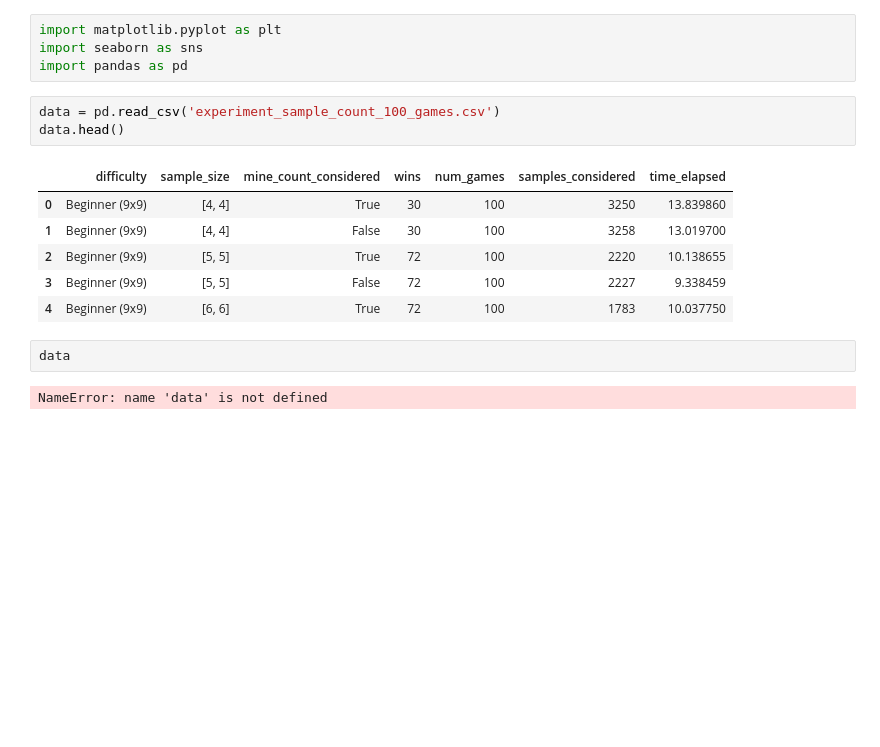
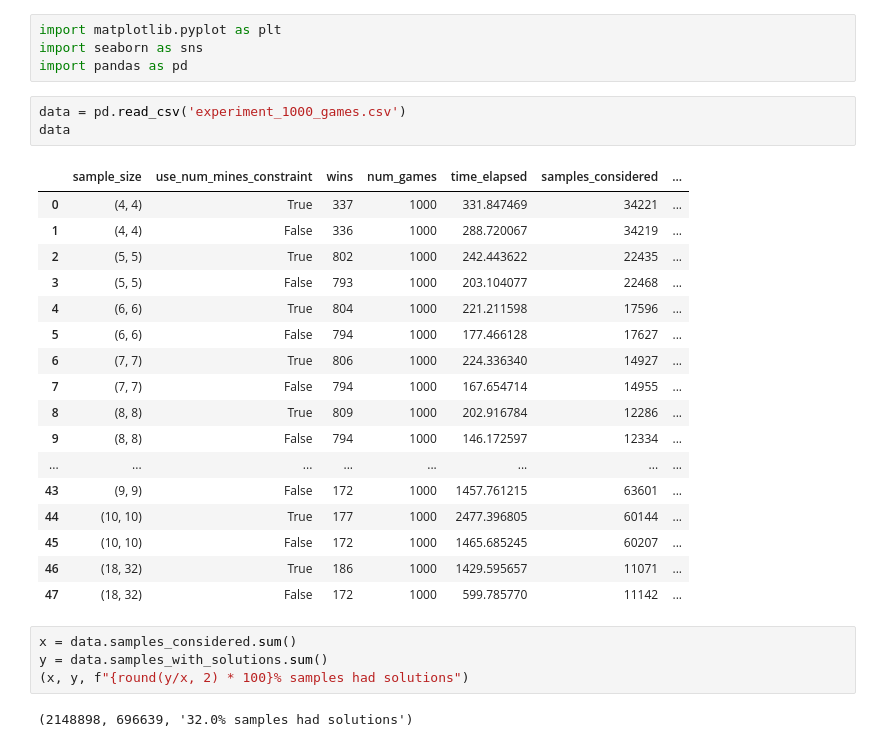
Before and after one commit to KostasKv/Minesweeper-with-AI, a Jupyter notebook: data/Untitled.ipynb, the cells around one changed output. Drawn from its saved outputs; the diff is of its cells as text; blank space fills up the shorter version.

```diff
--- a/data/Untitled.ipynb
+++ b/data/Untitled.ipynb
@@ -3,16 +3,29 @@ import matplotlib.pyplot as plt
 import seaborn as sns
 import pandas as pd
 # %%
-data = pd.read_csv('experiment_sample_count_100_games.csv')
-data.head()
+data = pd.read_csv('experiment_1000_games.csv')
+data
 # %% [output]
-|  | difficulty | sample_size | mine_count_considered | wins | num_games | samples_considered | time_elapsed |
-| 0 | Beginner (9x9) | [4, 4] | True | 30 | 100 | 3250 | 13.839860 |
-| 1 | Beginner (9x9) | [4, 4] | False | 30 | 100 | 3258 | 13.019700 |
-| 2 | Beginner (9x9) | [5, 5] | True | 72 | 100 | 2220 | 10.138655 |
-| 3 | Beginner (9x9) | [5, 5] | False | 72 | 100 | 2227 | 9.338459 |
-| 4 | Beginner (9x9) | [6, 6] | True | 72 | 100 | 1783 | 10.037750 |
+|  | sample_size | use_num_mines_constraint | wins | num_games | time_elapsed | samples_considered | ... |
+| 0 | (4, 4) | True | 337 | 1000 | 331.847469 | 34221 | ... |
+| 1 | (4, 4) | False | 336 | 1000 | 288.720067 | 34219 | ... |
+| 2 | (5, 5) | True | 802 | 1000 | 242.443622 | 22435 | ... |
+| 3 | (5, 5) | False | 793 | 1000 | 203.104077 | 22468 | ... |
+| 4 | (6, 6) | True | 804 | 1000 | 221.211598 | 17596 | ... |
+| 5 | (6, 6) | False | 794 | 1000 | 177.466128 | 17627 | ... |
+| 6 | (7, 7) | True | 806 | 1000 | 224.336340 | 14927 | ... |
+| 7 | (7, 7) | False | 794 | 1000 | 167.654714 | 14955 | ... |
+| 8 | (8, 8) | True | 809 | 1000 | 202.916784 | 12286 | ... |
+| 9 | (8, 8) | False | 794 | 1000 | 146.172597 | 12334 | ... |
+| ... | ... | ... | ... | ... | ... | ... | ... |
+| 43 | (9, 9) | False | 172 | 1000 | 1457.761215 | 63601 | ... |
+| 44 | (10, 10) | True | 177 | 1000 | 2477.396805 | 60144 | ... |
+| 45 | (10, 10) | False | 172 | 1000 | 1465.685245 | 60207 | ... |
+| 46 | (18, 32) | True | 186 | 1000 | 1429.595657 | 11071 | ... |
+| 47 | (18, 32) | False | 172 | 1000 | 599.785770 | 11142 | ... |
-# %%
-data
-# %% [output]
-NameError: name 'data' is not defined
+# %%
+x = data.samples_considered.sum()
+y = data.samples_with_solutions.sum()
+(x, y, f"{round(y/x, 2) * 100}% samples had solutions")
+# %% [output]
+(2148898, 696639, '32.0% samples had solutions')
```
Also changed, not shown: parts of 9 cells of this notebook, 12 other files.
